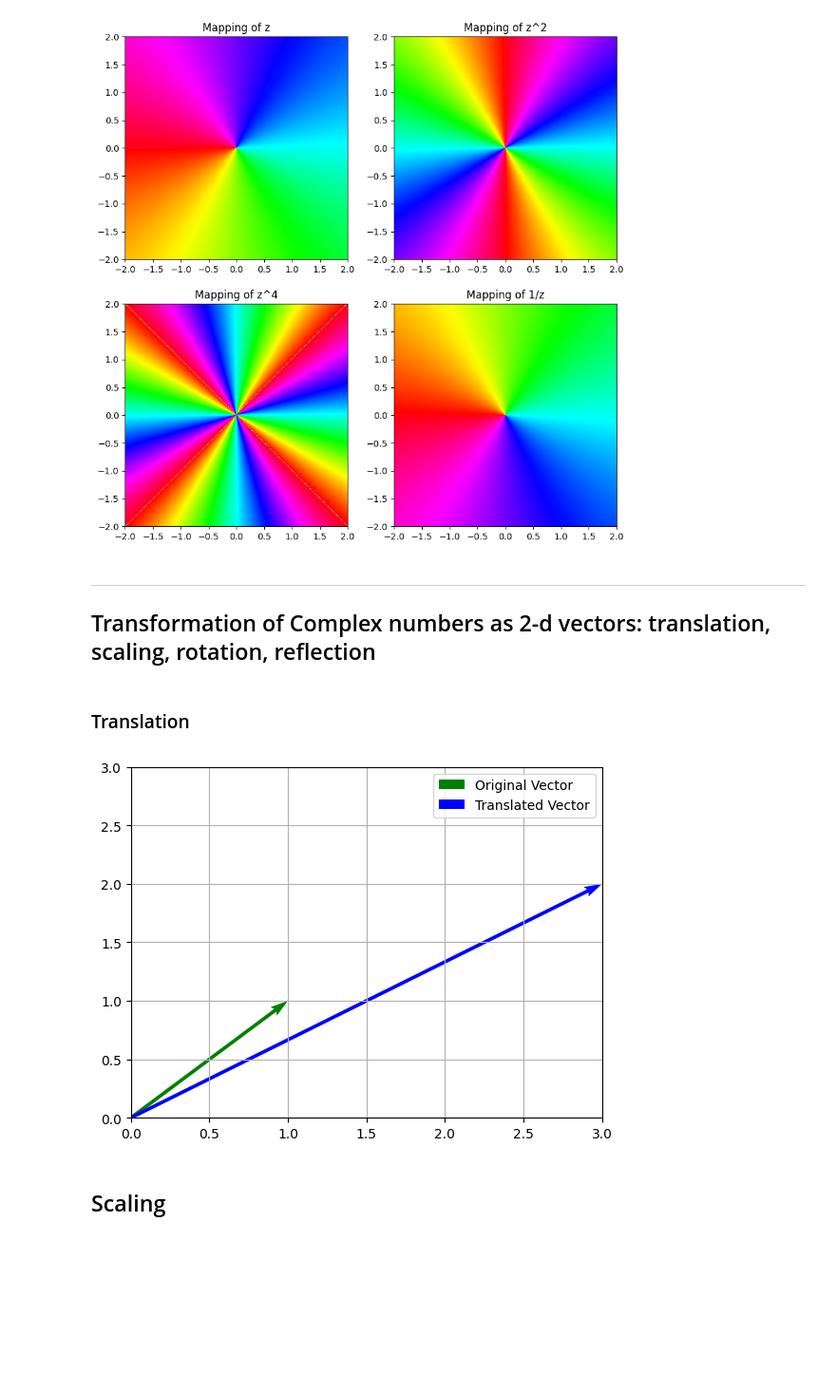
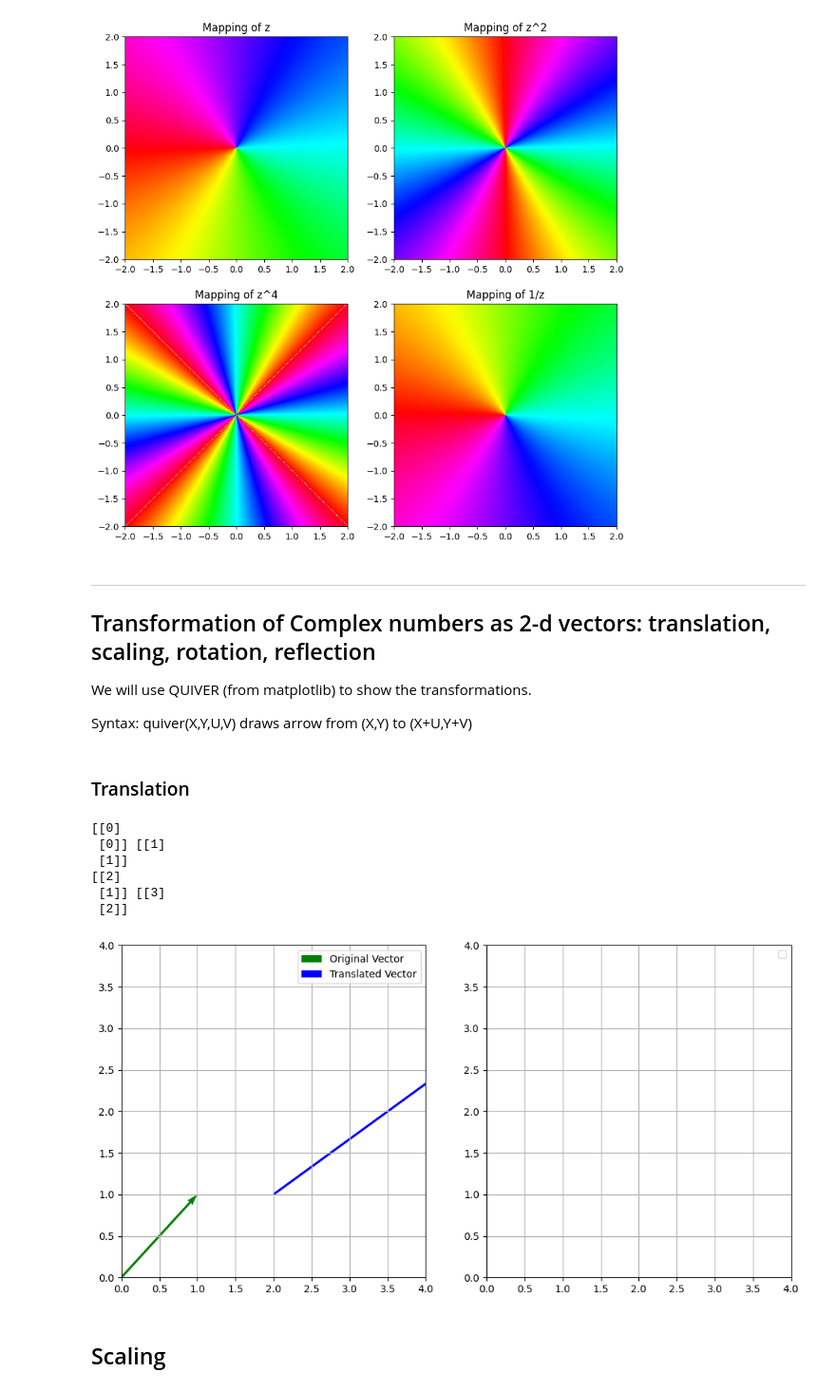
Before and after one commit to navgaur/Mathematical-Physics-III, a Jupyter notebook: Complex_UGCF.ipynb, the cells around one changed output. Shown at 95% size. Saved outputs shown, nothing was run; the diff lists cells and outputs as text; code cells hidden in the pictures; blank space fills up the shorter version.

```diff
--- a/Complex_UGCF.ipynb
+++ b/Complex_UGCF.ipynb
@@ -171,45 +171,77 @@ plt.show()
 # %% [markdown]
 ---
 ## Transformation of Complex numbers as 2-d vectors: translation, scaling, rotation, reflection
+
+We will use QUIVER (from matplotlib) to show the transformations.
+
+Syntax:
+  quiver(X,Y,U,V) draws arrow from (X,Y) to (X+U,Y+V)
 # %% [markdown]
 ### Translation
 # %%
 import numpy as np
 import matplotlib.pyplot as plt
+
+
+fig, ax = plt.subplots(1,2,figsize=(12,6))
+
 
 tx = 2
 ty = 1
 
 TMat = np.array([[tx],[ty]])
 
 x0 = np.array([[0],[0]])
 x1 = np.array([[1],[1]])
 
 x0p = np.add(x0,TMat)
 x1p = np.add(x1,TMat)
 
-#print(x0,x1)
-#print(x0p,x1p)
+print(x0,x1)
+print(x0p,x1p)
 
-plt.xlim((0,3))
-plt.ylim((0,3))
-plt.grid()
+ax[0].set_xlim((0,4))
+ax[0].set_ylim((0,4))
+ax[0].grid()
 
+ax[0].quiver(x0[0],x0[1], x1[0],x1[1], color='g', label='Original Vector', angles='xy', scale_units='xy', scale=1)
+ax[0].quiver(x0p[0],x0p[1], x1p[0],x1p[1], color='b', label='Translated Vector', angles='xy', scale_units='xy', scale=1)
 
-plt.quiver(x0[0],x0[1],x1[0],x1[1],\
-        color='g',angles='xy',\
-        scale_units='xy',scale=1,\
-        label ='Original Vector')
+ax[0].legend()
 
-plt.quiver(x0[0],x0[1],x1p[0],x1p[1],\
-        color='b', angles='xy',
-        scale_units='xy', scale=1,\
-        label ='Translated Vector')
+ax[1].set_xlim((0,4))
+ax[1].set_ylim((0,4))
+ax[1].grid()
+
+#ax[1].quiver(0,0,1,1, color='g', label='Original Vector', angles='xy', scale_units='xy', scale=1)
 
 plt.legend()
 plt.show()
+
+#plt.quiver(x0[0],x0[1], x1[0],x1[1], color='g', label='Original Vector')
+
+#plt.quiver(0,0,1,1)
+
+#plt.quiver(x0[0],x0[1],x1[0],x1[1],\
+#        color='g',angles='xy',\
+#        scale_units='xy',scale=1,\
+#        label ='Original Vector')
+
+#plt.quiver(x0[0],x0[1],x1p[0],x1p[1],\
+#        color='b', angles='xy',
+#        scale_units='xy', scale=1,\
+#        label ='Translated Vector')
+
+#plt.legend()
+#plt.show()
 # %% [output]
+[[0]
+ [0]] [[1]
+ [1]]
+[[2]
+ [1]] [[3]
+ [2]]
-[figure, old version]
+[figure, new version]
 # %% [markdown]
 ## Scaling
 # %%
```
